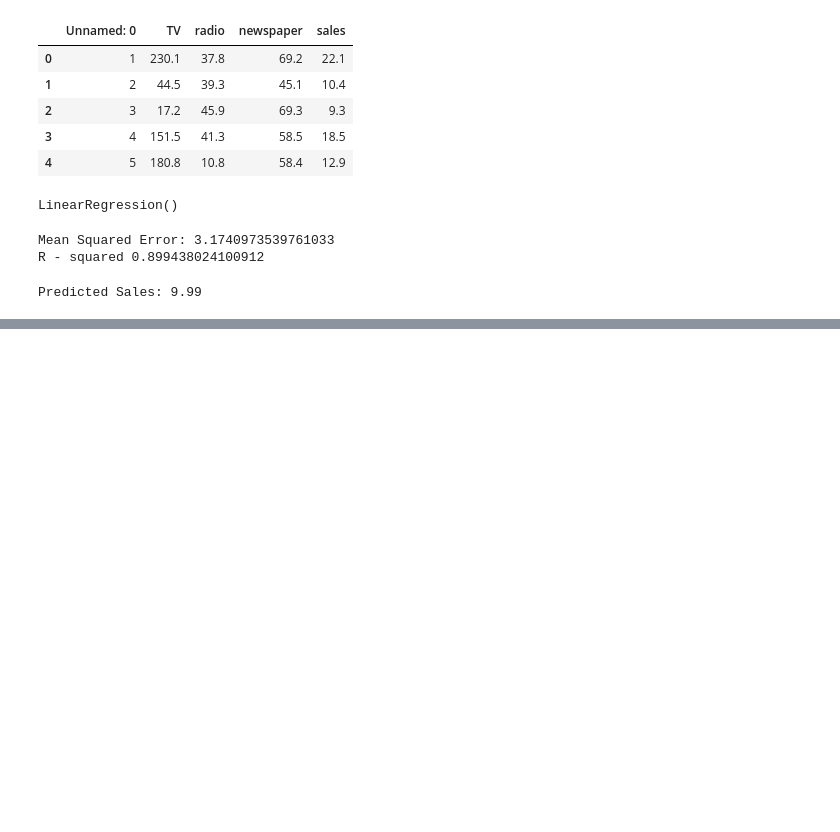
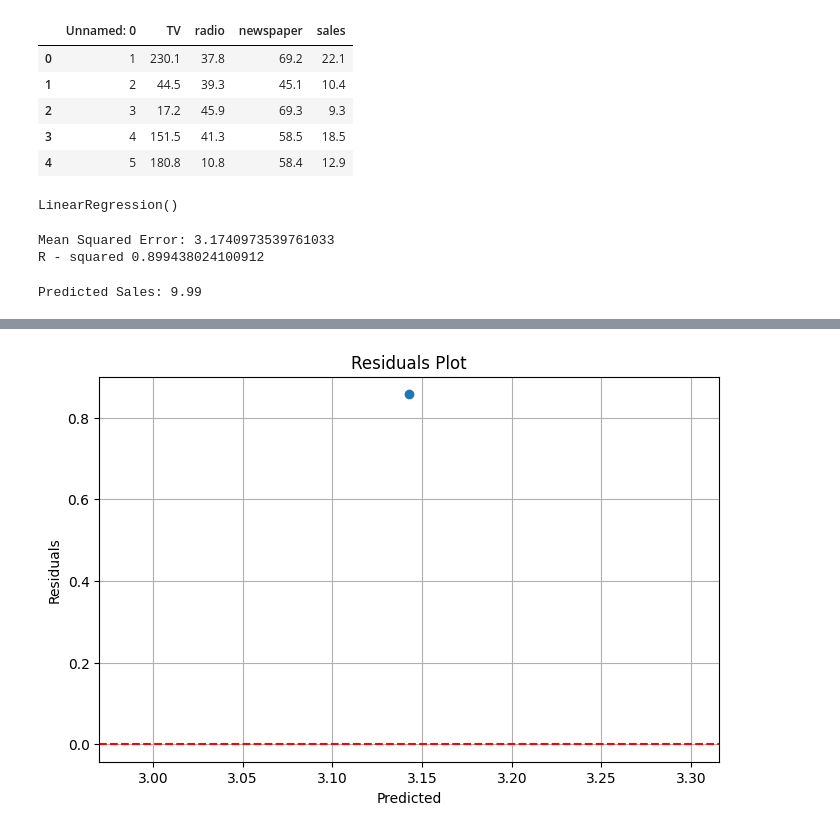
Before and after one commit to Gairola788/AI-Development, a Jupyter notebook: Linear_regression/linear_regression_demo.ipynb, the cells around one changed output, grey strips where cells are left out. Saved outputs shown, nothing was run; the diff lists cells and outputs as text; code cells hidden in the pictures; blank space fills up the shorter version.

```diff
--- a/Linear_regression/linear_regression_demo.ipynb
+++ b/Linear_regression/linear_regression_demo.ipynb
@@ -78,0 +109,16 @@ plt.show()
+# %%
+#Residuals plot
+#Shows how well your model is fitting by plotting errors
+
+residuals = y_test - model.predict(X_test)
+
+plt.figure(figsize=(8, 5))
+plt.scatter(model.predict(X_test), residuals)
+plt.axhline(y=0, color='red', linestyle='--')
+plt.title("Residuals Plot")
+plt.xlabel("Predicted")
+plt.ylabel("Residuals")
+plt.grid(True)
+plt.show()
+# %% [output]
+[figure, added]
```
Also changed, not shown: parts of 2 cells of this notebook.
